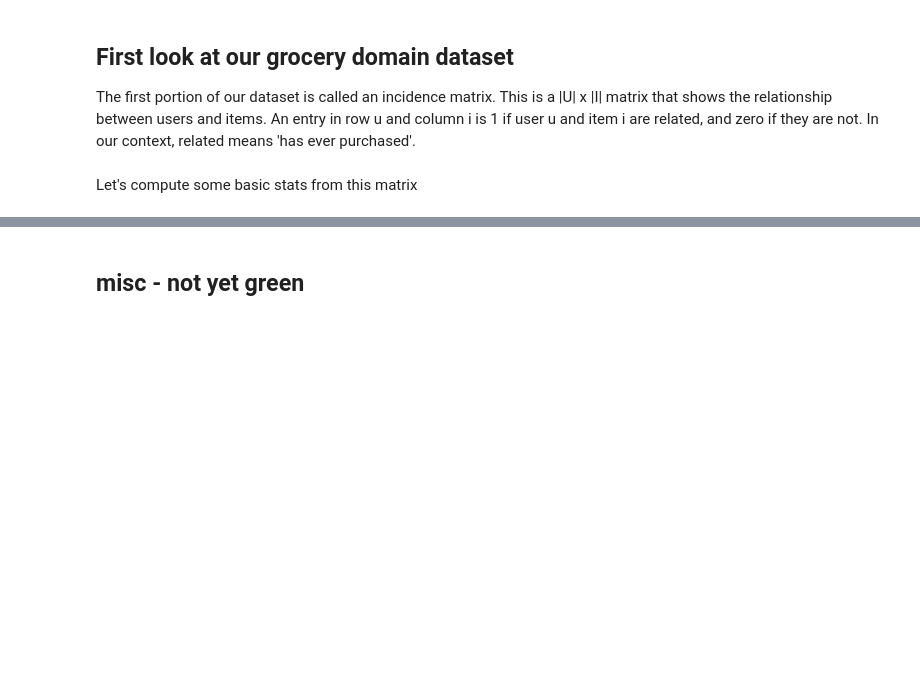
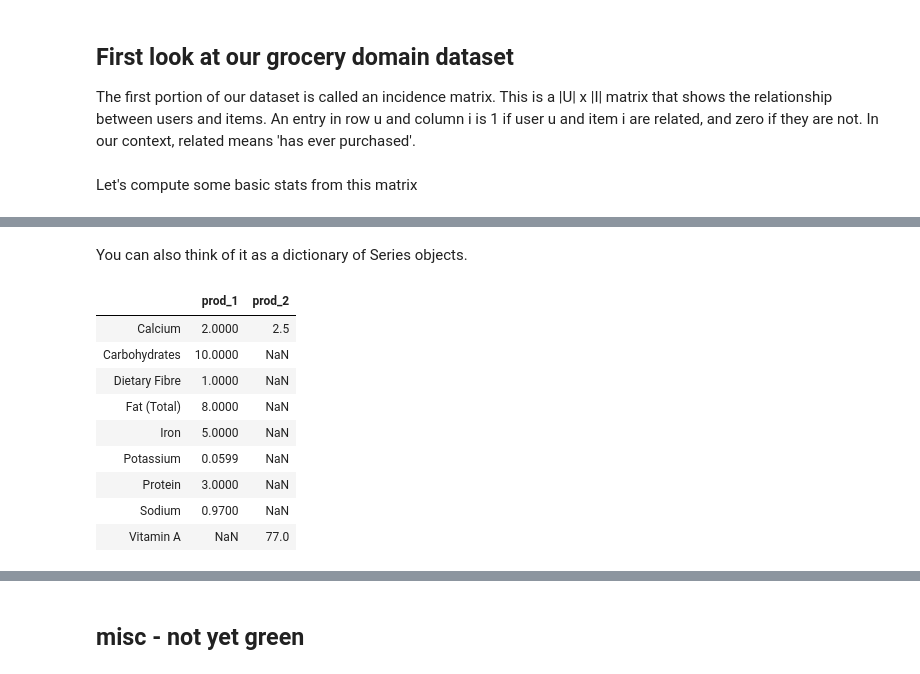
Before and after one commit to aurora1625/pycon2013, a Jupyter notebook: pycon.ipynb, the cells around one changed output, grey strips where cells are left out. Drawn from its saved outputs; the diff is of its cells as text; code cells hidden in the pictures; blank space fills up the shorter version.

```diff
--- a/pycon.ipynb
+++ b/pycon.ipynb
@@ -539,0 +876,6 @@ what problem do they solve?
+# %%
+ser_1 = pd.Series(data)
+values = np.array([77.0, 2.5])
+labels = ['Vitamin A', 'Calcium']
+ser_2 = pd.Series(values, index=labels)
+ser_1 + ser_2
@@ -539,0 +909,16 @@ what problem do they solve?
+# %% [markdown]
+You can also think of it as a dictionary of Series objects.
+# %%
+df = pd.DataFrame({'prod_1': ser_1, 'prod_2': ser_2})
+df
+# %% [output]
+|  | prod_1 | prod_2 |
+| Calcium | 2.0000 | 2.5 |
+| Carbohydrates | 10.0000 | NaN |
+| Dietary Fibre | 1.0000 | NaN |
+| Fat (Total) | 8.0000 | NaN |
+| Iron | 5.0000 | NaN |
+| Potassium | 0.0599 | NaN |
+| Protein | 3.0000 | NaN |
+| Sodium | 0.9700 | NaN |
+| Vitamin A | NaN | 77.0 |
```
Also changed, not shown: parts of 67 cells of this notebook.
